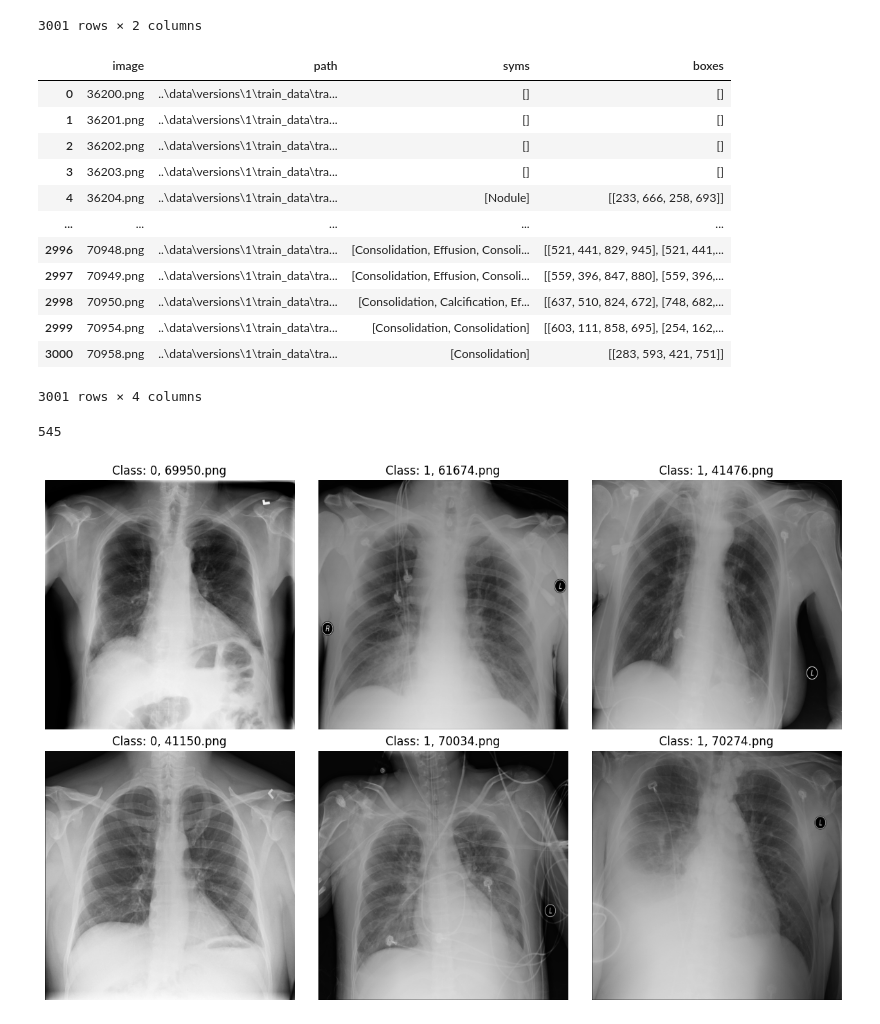
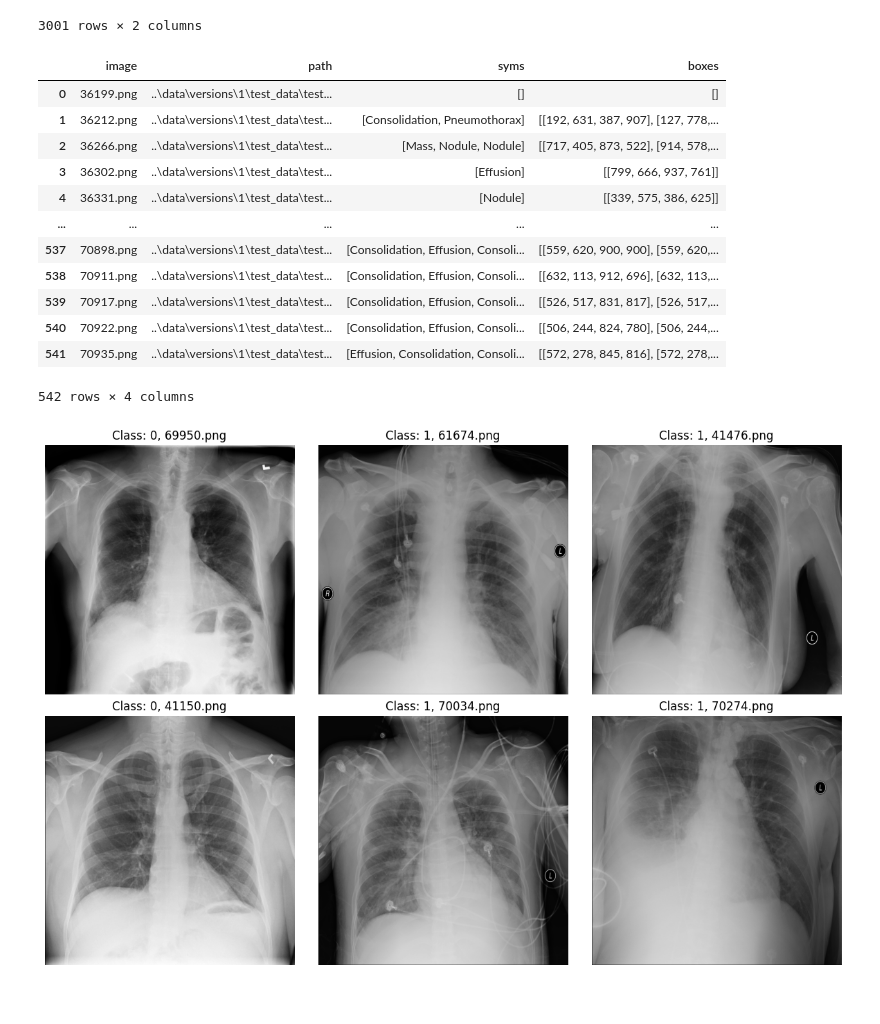
Before and after one commit to NicoKuo71023/ChestX-Det10-CNN-Object-Detection, a Jupyter notebook: src/simpleCNN_Binary.ipynb, the cells around one changed output. Saved outputs shown, nothing was run; the diff lists cells and outputs as text; code cells hidden in the pictures.

```diff
--- a/src/simpleCNN_Binary.ipynb
+++ b/src/simpleCNN_Binary.ipynb
@@ -60,19 +58,20 @@ df_train = pd.merge(df_train_image, df_train_info, left_on='image', right_on='fi
 df_test = pd.merge(df_test_image, df_test_info, left_on='image', right_on='file_name', how='inner').drop(columns=['file_name'])
 # %%
 df_train
+df_test
 # %% [output]
 |  | image | path | syms | boxes |
-| 0 | 36200.png | ..\data\versions\1\train_data\tra... | [] | [] |
-| 1 | 36201.png | ..\data\versions\1\train_data\tra... | [] | [] |
-| 2 | 36202.png | ..\data\versions\1\train_data\tra... | [] | [] |
-| 3 | 36203.png | ..\data\versions\1\train_data\tra... | [] | [] |
-| 4 | 36204.png | ..\data\versions\1\train_data\tra... | [Nodule] | [[233, 666, 258, 693]] |
+| 0 | 36199.png | ..\data\versions\1\test_data\test... | [] | [] |
+| 1 | 36212.png | ..\data\versions\1\test_data\test... | [Consolidation, Pneumothorax] | [[192, 631, 387, 907], [127, 778,... |
+| 2 | 36266.png | ..\data\versions\1\test_data\test... | [Mass, Nodule, Nodule] | [[717, 405, 873, 522], [914, 578,... |
+| 3 | 36302.png | ..\data\versions\1\test_data\test... | [Effusion] | [[799, 666, 937, 761]] |
+| 4 | 36331.png | ..\data\versions\1\test_data\test... | [Nodule] | [[339, 575, 386, 625]] |
 | ... | ... | ... | ... | ... |
-| 2996 | 70948.png | ..\data\versions\1\train_data\tra... | [Consolidation, Effusion, Consoli... | [[521, 441, 829, 945], [521, 441,... |
-| 2997 | 70949.png | ..\data\versions\1\train_data\tra... | [Consolidation, Effusion, Consoli... | [[559, 396, 847, 880], [559, 396,... |
-| 2998 | 70950.png | ..\data\versions\1\train_data\tra... | [Consolidation, Calcification, Ef... | [[637, 510, 824, 672], [748, 682,... |
-| 2999 | 70954.png | ..\data\versions\1\train_data\tra... | [Consolidation, Consolidation] | [[603, 111, 858, 695], [254, 162,... |
-| 3000 | 70958.png | ..\data\versions\1\train_data\tra... | [Consolidation] | [[283, 593, 421, 751]] |
+| 537 | 70898.png | ..\data\versions\1\test_data\test... | [Consolidation, Effusion, Consoli... | [[559, 620, 900, 900], [559, 620,... |
+| 538 | 70911.png | ..\data\versions\1\test_data\test... | [Consolidation, Effusion, Consoli... | [[632, 113, 912, 696], [632, 113,... |
+| 539 | 70917.png | ..\data\versions\1\test_data\test... | [Consolidation, Effusion, Consoli... | [[526, 517, 831, 817], [526, 517,... |
+| 540 | 70922.png | ..\data\versions\1\test_data\test... | [Consolidation, Effusion, Consoli... | [[506, 244, 824, 780], [506, 244,... |
+| 541 | 70935.png | ..\data\versions\1\test_data\test... | [Effusion, Consolidation, Consoli... | [[572, 278, 845, 816], [572, 278,... |
-3001 rows × 4 columns
+542 rows × 4 columns
 # %%
 df_train['diseased'] = df_train['syms'].apply(lambda x: 1 if len(x) > 0 else 0)
@@ -91,10 +91,6 @@ neg_train = train['diseased'].value_counts()[0]
 # check class distribution
 # print(f"Train Distribution:\n{train['diseased'].value_counts()}")
 # print(f"Validation Distribution:\n{val['diseased'].value_counts()}")
-# %%
-neg_train
-# %% [output]
-545
 # %%
 import matplotlib.pyplot as plt
 
```
Also changed, not shown: parts of 11 cells of this notebook, 4 other files.
